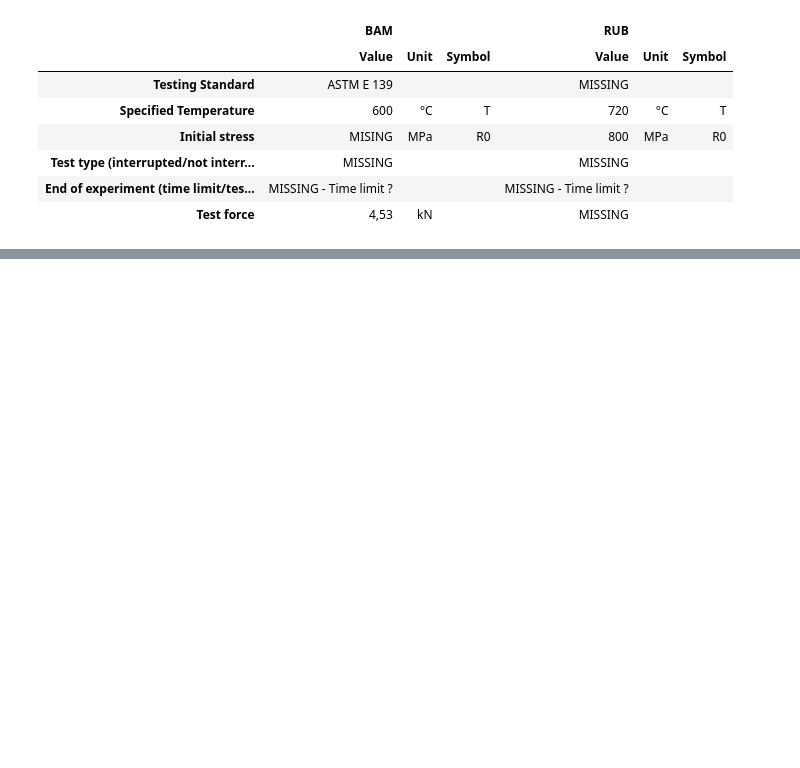
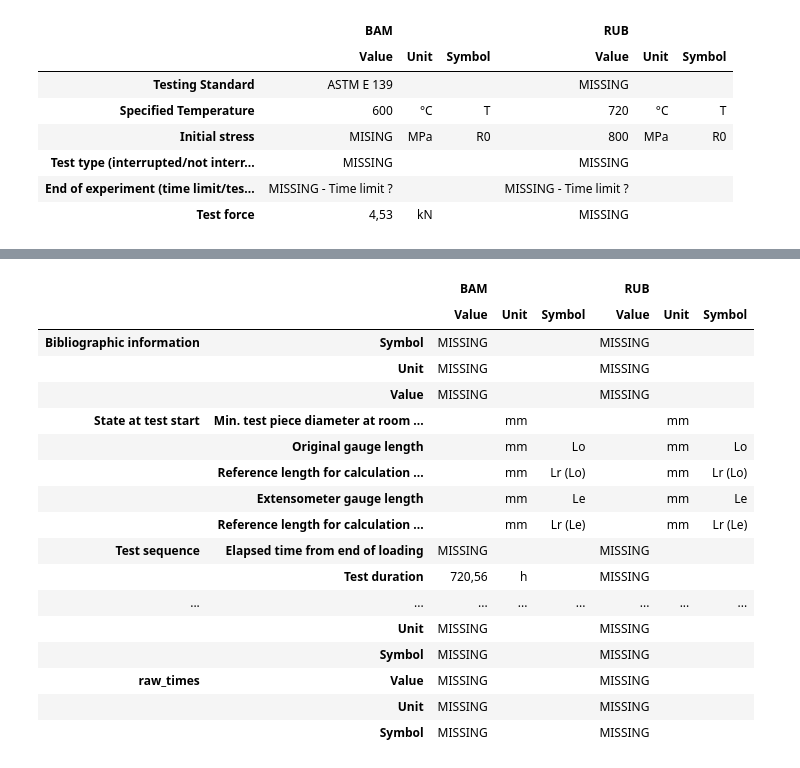
Before and after one commit to luisalexanderavila/IUC02-NFDI-MatWerk, a Jupyter notebook: Notebooks/02_CompareDataSources.ipynb, the cells around one changed output, grey strips where cells are left out. Saved outputs shown, nothing was run; the diff lists cells and outputs as text; code cells hidden in the pictures; blank space fills up the shorter version.

```diff
--- a/Notebooks/02_CompareDataSources.ipynb
+++ b/Notebooks/02_CompareDataSources.ipynb
@@ -56,2 +79,23 @@ compare_datas.loc[('Metadata', 'Test info', 'Specified test parameters')]
+# %%
+compare_datas.loc[('Primary data', 'Test results')]#, 'raw_elongations')]
+# %% [output]
+|  |  | BAM |  |  | RUB |  |  |
+|  |  | Value | Unit | Symbol | Value | Unit | Symbol |
+| Bibliographic information | Symbol | MISSING |  |  | MISSING |  |  |
+|  | Unit | MISSING |  |  | MISSING |  |  |
+|  | Value | MISSING |  |  | MISSING |  |  |
+| State at test start | Min. test piece diameter at room ... |  | mm |  |  | mm |  |
+|  | Original gauge length |  | mm | Lo |  | mm | Lo |
+|  | Reference length for calculation ... |  | mm | Lr (Lo) |  | mm | Lr (Lo) |
+|  | Extensometer gauge length |  | mm | Le |  | mm | Le |
+|  | Reference length for calculation ... |  | mm | Lr (Le) |  | mm | Lr (Le) |
+| Test sequence | Elapsed time from end of loading | MISSING |  |  | MISSING |  |  |
+|  | Test duration | 720,56 | h |  | MISSING |  |  |
+| ... | ... | ... | ... | ... | ... | ... | ... |
+|  | Unit | MISSING |  |  | MISSING |  |  |
+|  | Symbol | MISSING |  |  | MISSING |  |  |
+| raw_times | Value | MISSING |  |  | MISSING |  |  |
+|  | Unit | MISSING |  |  | MISSING |  |  |
+|  | Symbol | MISSING |  |  | MISSING |  |  |
 # %%
 import matplotlib.pyplot as plt
```
Also changed, not shown: parts of 9 cells of this notebook, 4 other files.
